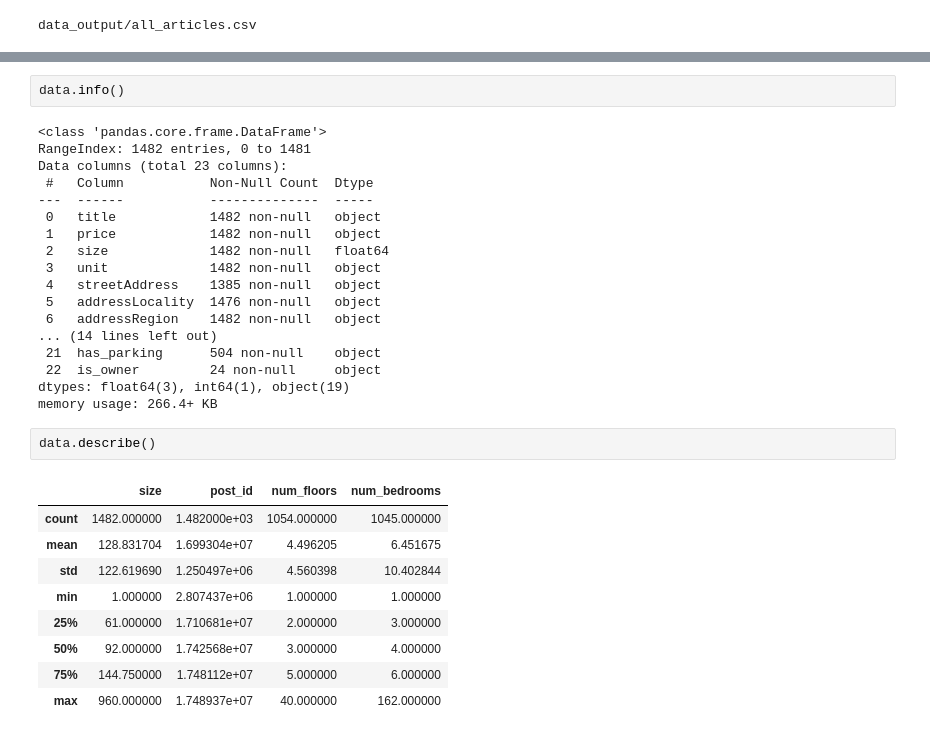
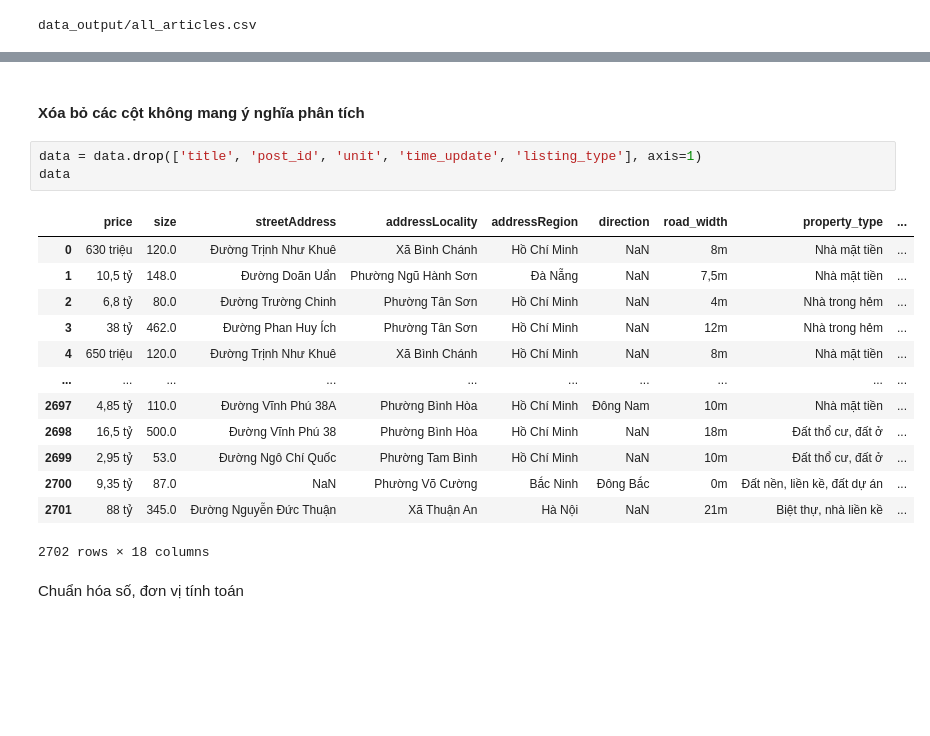
Before and after one commit to khaixinhtuoi/house_price_analysis, a Jupyter notebook: 01_build_model.ipynb, the cells around one changed output, grey strips where cells are left out. Saved outputs shown, nothing was run; the diff lists cells and outputs as text; blank space fills up the shorter version.

```diff
--- a/01_build_model.ipynb
+++ b/01_build_model.ipynb
@@ -68,33 +48,22 @@ m²    1482
 Name: count, dtype: int64
-# %%
-data.info()
-# %% [output]
-<class 'pandas.core.frame.DataFrame'>
-RangeIndex: 1482 entries, 0 to 1481
-Data columns (total 23 columns):
- #   Column           Non-Null Count  Dtype
----  ------           --------------  -----
- 0   title            1482 non-null   object
- 1   price            1482 non-null   object
- 2   size             1482 non-null   float64
- 3   unit             1482 non-null   object
- 4   streetAddress    1385 non-null   object
- 5   addressLocality  1476 non-null   object
- 6   addressRegion    1482 non-null   object
-... (14 lines left out)
- 21  has_parking      504 non-null    object
- 22  is_owner         24 non-null     object
-dtypes: float64(3), int64(1), object(19)
-memory usage: 266.4+ KB
-# %%
-data.describe()
-# %% [output]
-|  | size | post_id | num_floors | num_bedrooms |
-| count | 1482.000000 | 1.482000e+03 | 1054.000000 | 1045.000000 |
-| mean | 128.831704 | 1.699304e+07 | 4.496205 | 6.451675 |
-| std | 122.619690 | 1.250497e+06 | 4.560398 | 10.402844 |
-| min | 1.000000 | 2.807437e+06 | 1.000000 | 1.000000 |
-| 25% | 61.000000 | 1.710681e+07 | 2.000000 | 3.000000 |
-| 50% | 92.000000 | 1.742568e+07 | 3.000000 | 4.000000 |
-| 75% | 144.750000 | 1.748112e+07 | 5.000000 | 6.000000 |
-| max | 960.000000 | 1.748937e+07 | 40.000000 | 162.000000 |
+# %% [markdown]
+#### Xóa bỏ các cột không mang ý nghĩa phân tích
+# %%
+data = data.drop(['title', 'post_id', 'unit', 'time_update', 'listing_type'], axis=1)
+data
+# %% [output]
+|  | price | size | streetAddress | addressLocality | addressRegion | direction | road_width | property_type | ... |
+| 0 | 630 triệu | 120.0 | Đường Trịnh Như Khuê | Xã Bình Chánh | Hồ Chí Minh | NaN | 8m | Nhà mặt tiền | ... |
+| 1 | 10,5 tỷ | 148.0 | Đường Doãn Uẩn | Phường Ngũ Hành Sơn | Đà Nẵng | NaN | 7,5m | Nhà mặt tiền | ... |
+| 2 | 6,8 tỷ | 80.0 | Đường Trường Chinh | Phường Tân Sơn | Hồ Chí Minh | NaN | 4m | Nhà trong hẻm | ... |
+| 3 | 38 tỷ | 462.0 | Đường Phan Huy Ích | Phường Tân Sơn | Hồ Chí Minh | NaN | 12m | Nhà trong hẻm | ... |
+| 4 | 650 triệu | 120.0 | Đường Trịnh Như Khuê | Xã Bình Chánh | Hồ Chí Minh | NaN | 8m | Nhà mặt tiền | ... |
+| ... | ... | ... | ... | ... | ... | ... | ... | ... | ... |
+| 2697 | 4,85 tỷ | 110.0 | Đường Vĩnh Phú 38A | Phường Bình Hòa | Hồ Chí Minh | Đông Nam | 10m | Nhà mặt tiền | ... |
+| 2698 | 16,5 tỷ | 500.0 | Đường Vĩnh Phú 38 | Phường Bình Hòa | Hồ Chí Minh | NaN | 18m | Đất thổ cư, đất ở | ... |
+| 2699 | 2,95 tỷ | 53.0 | Đường Ngô Chí Quốc | Phường Tam Bình | Hồ Chí Minh | NaN | 10m | Đất thổ cư, đất ở | ... |
+| 2700 | 9,35 tỷ | 87.0 | NaN | Phường Võ Cường | Bắc Ninh | Đông Bắc | 0m | Đất nền, liền kề, đất dự án | ... |
+| 2701 | 88 tỷ | 345.0 | Đường Nguyễn Đức Thuận | Xã Thuận An | Hà Nội | NaN | 21m | Biệt thự, nhà liền kề | ... |
+2702 rows × 18 columns
+# %% [markdown]
+Chuẩn hóa số, đơn vị tính toán
```
Also changed, not shown: parts of 51 cells of this notebook, 3 other files.
